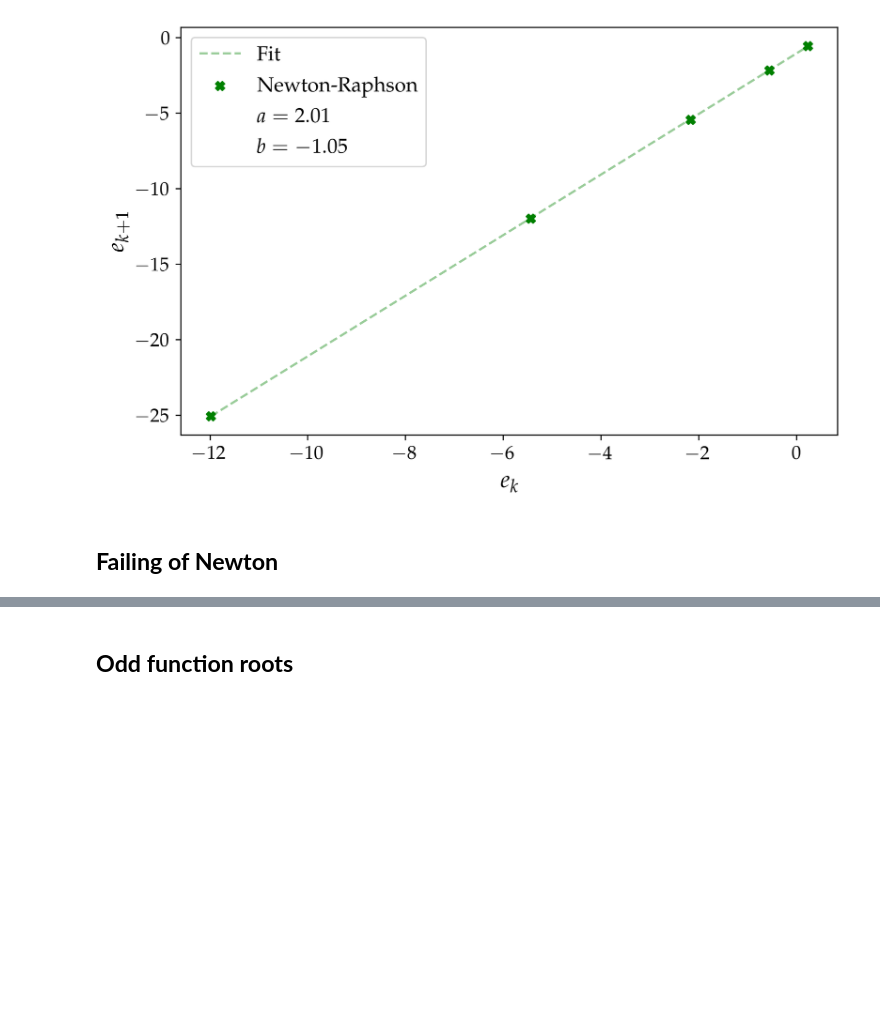
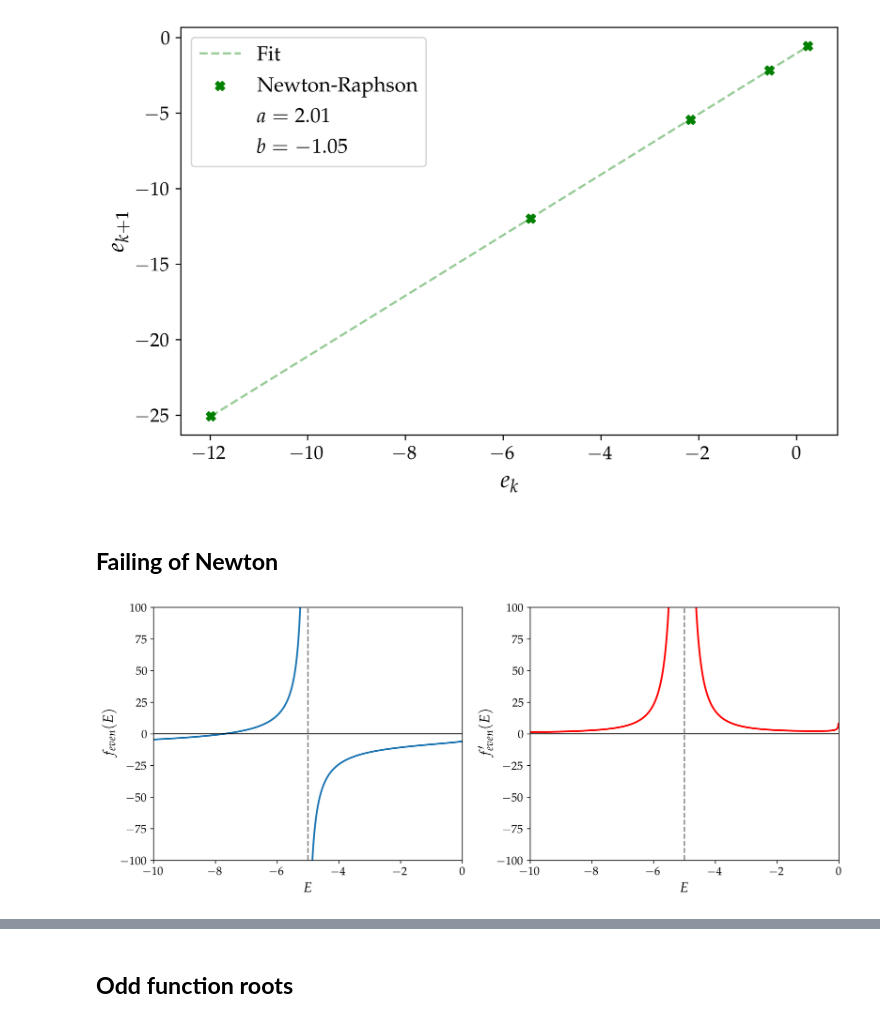
Before and after one commit to mvolpato-unimib/Lab_comp, a Jupyter notebook: ex14/secant.ipynb, the cells around one changed output, grey strips where cells are left out. Drawn from its saved outputs; the diff is of its cells as text; code cells hidden in the pictures; blank space fills up the shorter version.

```diff
--- a/ex14/secant.ipynb
+++ b/ex14/secant.ipynb
@@ -325,4 +327,60 @@ t-Student TEST:
 [figure]
 # %% [markdown]
 ## **Failing of Newton**
+# %%
+import sympy as sp
+# ---- Parameters setup ----
+V0 = 10
+hbar = m = L = 1
+
+E = sp.symbols('E', real=True)
+k = sp.sqrt(2*(V0 + E))
+kappa = sp.sqrt(-2*E)
+
+sp_f_even = k*sp.tan(k/2) - kappa
+sp_f_odd = k/sp.tan(k/2) + kappa
+sp_df_even = sp.diff(sp_f_even, E)
+sp_d2f_even = sp.diff(sp_df_even, E)
+sp_df_odd = sp.diff(sp_f_odd, E)
+sp_d2f_odd = sp.diff(sp_df_odd, E)
+
+f_even = sp.lambdify(E, sp_f_even, 'numpy')
+f_odd = sp.lambdify(E, sp_f_odd, 'numpy')
+df_even = sp.lambdify(E, sp_df_even, 'numpy')
+d2f_even = sp.lambdify(E, sp_d2f_even, 'numpy')
+df_odd = sp.lambdify(E, sp_df_odd, 'numpy')
+d2f_odd = sp.lambdify(E, sp_d2f_odd, 'numpy')
+
+
+# ---- Plot ----
+E_coo = np.linspace(-10, 0, 1000)
+f_even_E = f_even(E_coo)
+df_even_E = df_even(E_coo)
+
+soglia = 1e5
+f_even_E_clean = np.where(np.abs(f_even_E) > soglia, np.nan, f_even_E)
+df_even_E_clean = np.where(np.abs(df_even_E) > soglia, np.nan, df_even_E)
+
+fig, (ax1, ax2) = plt.subplots(1, 2, figsize=(12, 5), sharex=True)
+
+ax1.vlines(-5, -200, 200, color='black', ls='--', alpha=0.5)
+ax2.vlines(-5, -200, 200, color='black', ls='--', alpha=0.5)
+ax1.plot(E_coo, f_even_E_clean, lw=2)
+ax1.axhline(0, color='black', lw=1)
+ax1.set_ylabel(r'$f_{even}(E)$')
+ax1.set_xlabel(r'$E$')
+ax1.set_ylim(-100, 100)
+
+ax2.plot(E_coo, df_even_E_clean, lw=2, color='red')
+ax2.axhline(0, color='black', lw=1)
+ax2.set_ylabel(r"$f'_{even}(E)$")
+ax2.set_xlabel(r'$E$')
+ax2.set_ylim(-100, 100)
+
+
+plt.xlim(-10, 0)
+plt.tight_layout()
+plt.show()
+# %% [output]
+[figure, added]
 # %%
```
Also changed, not shown: parts of 6 cells of this notebook, 4 other files.
